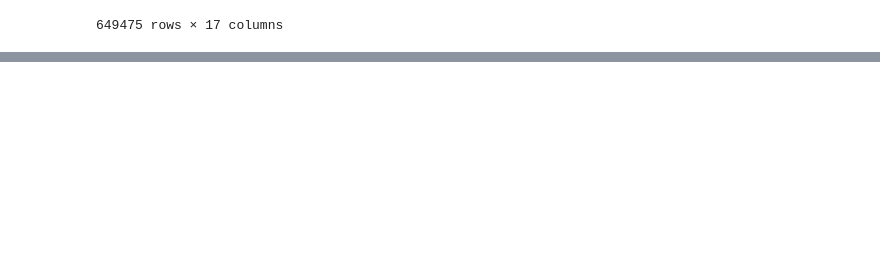
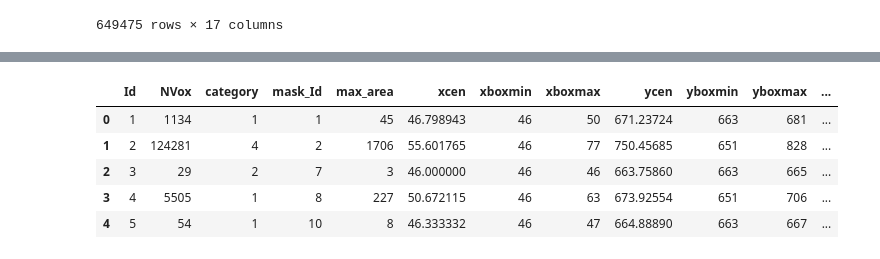
Before and after one commit to profxj/mhw_analysis, a Jupyter notebook: mhw_analysis/chl/mask.ipynb, the cells around one changed output, grey strips where cells are left out. Drawn from its saved outputs; the diff is of its cells as text; code cells hidden in the pictures; blank space fills up the shorter version.

```diff
--- a/mhw_analysis/chl/mask.ipynb
+++ b/mhw_analysis/chl/mask.ipynb
@@ -61,0 +98,9 @@ Name: date, Length: 649475, dtype: bool
+# %%
+sf.head()
+# %% [output]
+|  | Id | NVox | category | mask_Id | max_area | xcen | xboxmin | xboxmax | ycen | yboxmin | yboxmax | ... |
+| 0 | 1 | 1134 | 1 | 1 | 45 | 46.798943 | 46 | 50 | 671.23724 | 663 | 681 | ... |
+| 1 | 2 | 124281 | 4 | 2 | 1706 | 55.601765 | 46 | 77 | 750.45685 | 651 | 828 | ... |
+| 2 | 3 | 29 | 2 | 7 | 3 | 46.000000 | 46 | 46 | 663.75860 | 663 | 665 | ... |
+| 3 | 4 | 5505 | 1 | 8 | 227 | 50.672115 | 46 | 63 | 673.92554 | 651 | 706 | ... |
+| 4 | 5 | 54 | 1 | 10 | 8 | 46.333332 | 46 | 47 | 664.88890 | 663 | 667 | ... |
```
Also changed, not shown: parts of 14 cells of this notebook.
